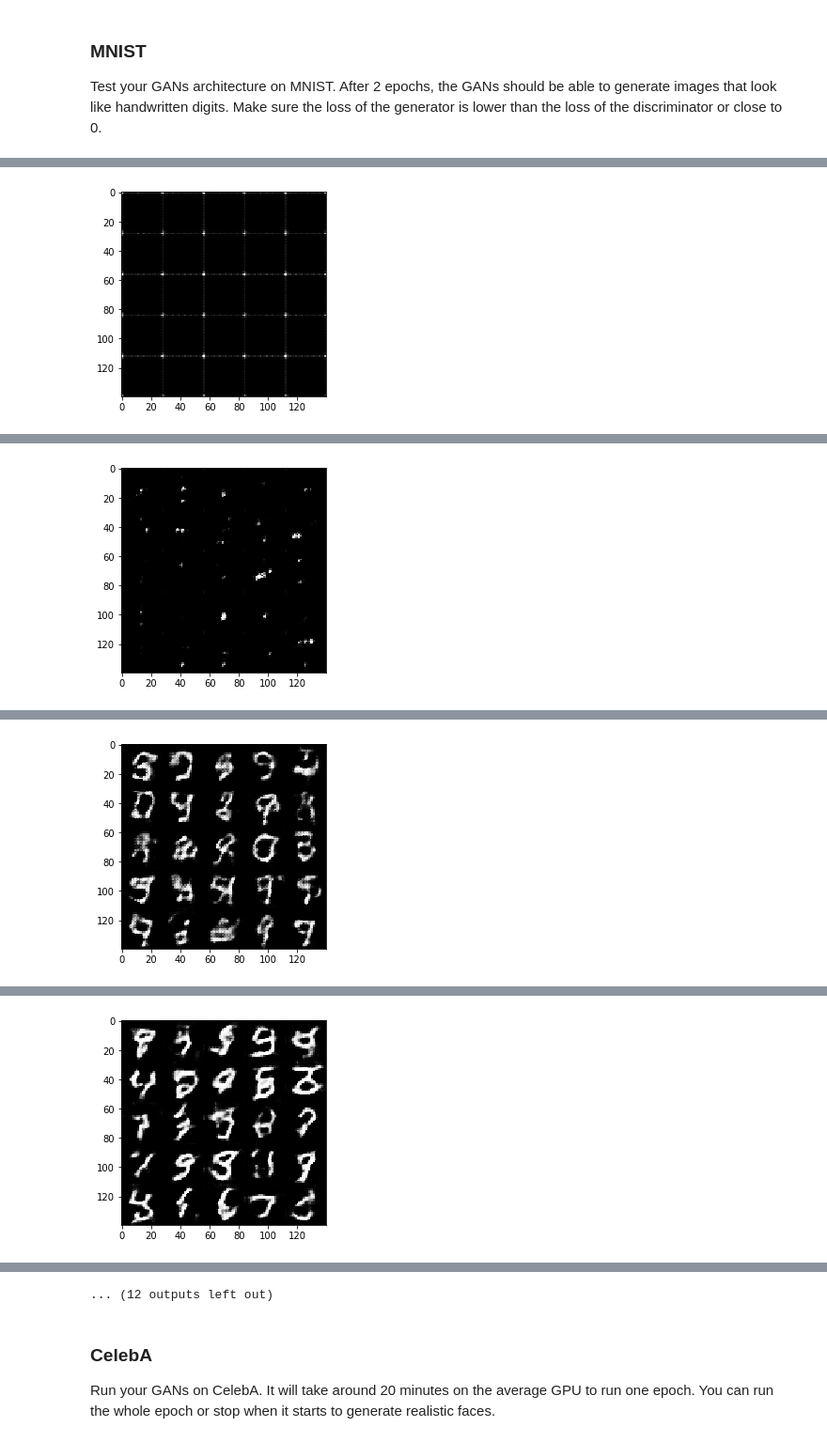
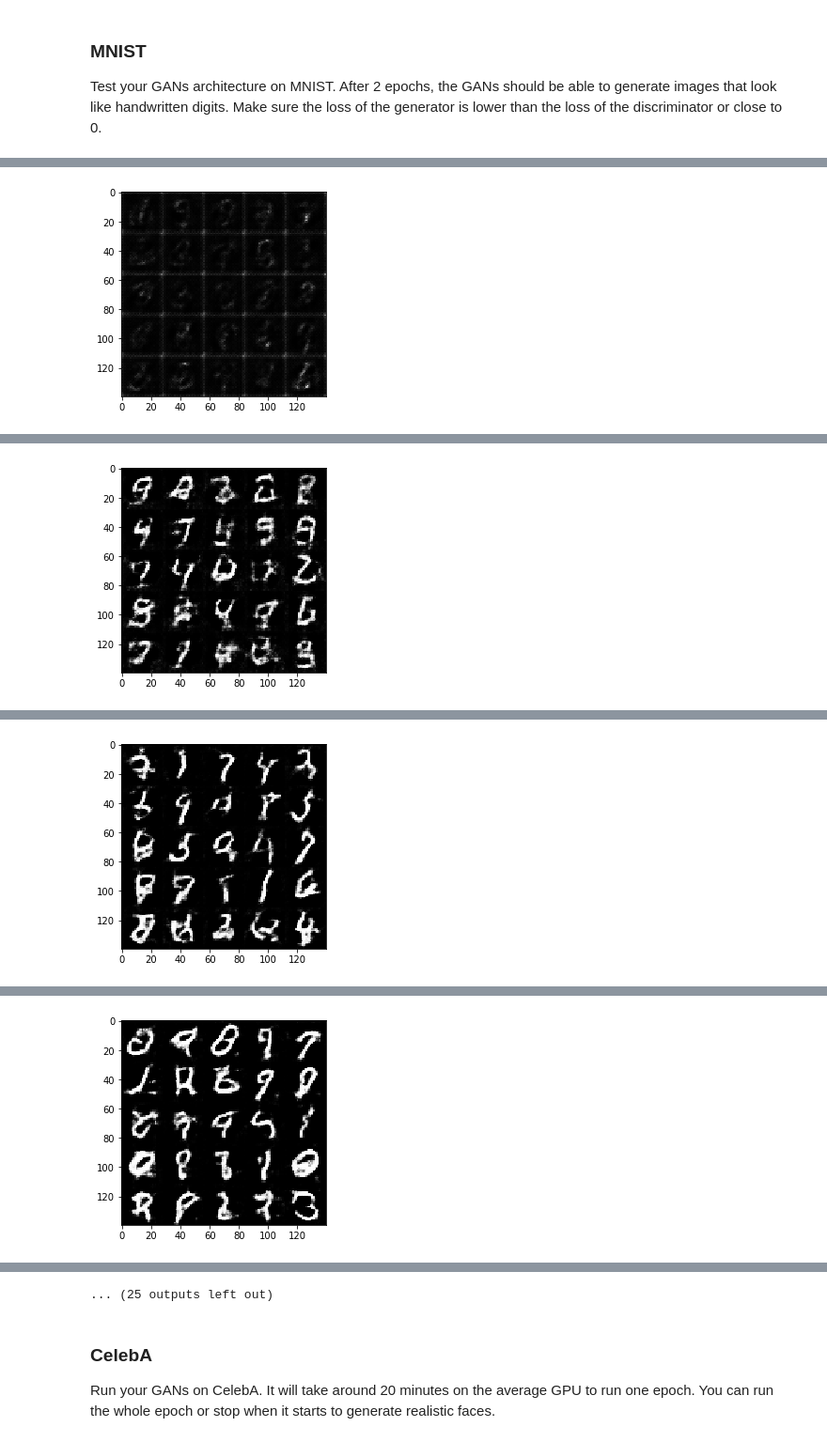
Before and after one commit to mavharsha/dl-solutions, a Jupyter notebook: face_generation/dlnd_face_generation.ipynb, the cells around one changed output, grey strips where cells are left out. Shown at 94% size. Cells and saved outputs as stored; diff of their text form; code cells hidden in the pictures.

```diff
--- a/face_generation/dlnd_face_generation.ipynb
+++ b/face_generation/dlnd_face_generation.ipynb
@@ -149,16 +149,16 @@ def discriminator(images, reuse=False):
     with tf.variable_scope('discriminator', reuse=reuse):
 
         ## 28x28x3
-        layer_1 = tf.layers.conv2d(images, filters=64, kernel_size=4, strides=2, padding='same')
+        layer_1 = tf.layers.conv2d(images, filters=64, kernel_size=4, strides=2, padding='same', kernel_initializer=tf.contrib.layers.xavier_initializer())
         layer_1 = tf.maximum(0.1 * layer_1, layer_1)
         # 14x14x64
 
-        layer_2 = tf.layers.conv2d(layer_1, filters=128, kernel_size=4 , strides=2, padding='same')
+        layer_2 = tf.layers.conv2d(layer_1, filters=128, kernel_size=4 , strides=2, padding='same', kernel_initializer=tf.contrib.layers.xavier_initializer())
         layer_2 = tf.layers.batch_normalization(layer_2, training=True)
         layer_2 = tf.maximum(0.1 * layer_2, layer_2)
         # 7x7x128
 
-        layer_3 = tf.layers.conv2d(layer_2, filters=256, kernel_size=4, strides=2, padding='same')
+        layer_3 = tf.layers.conv2d(layer_2, filters=256, kernel_size=4, strides=2, padding='same', kernel_initializer=tf.contrib.layers.xavier_initializer())
         layer_3 = tf.layers.batch_normalization(layer_3, training=True)
         layer_3 = tf.maximum(0.1 * layer_3, layer_3)
         #4x4x256
@@ -355,6 +355,7 @@ def train(epoch_count, batch_size, z_dim, learning_rate, beta1, get_batches, dat
 
                 _ = sess.run(d_optimizer, feed_dict={input_real: batch_images, input_z: batch_z, lr: learning_rate})
                 _ = sess.run(g_optimizer, feed_dict={input_real: batch_images,input_z: batch_z, lr: learning_rate})
+                _ = sess.run(g_optimizer, feed_dict={input_real: batch_images,input_z: batch_z, lr: learning_rate})
 
                 if steps % 10 == 0:
                     train_loss_d = d_loss.eval({input_z: batch_z, input_real: batch_images})
@@ -371,16 +372,16 @@ Test your GANs architecture on MNIST.  After 2 epochs, the GANs should be able t
 # z_dim = 100
 # learning_rate = 0.001
 # beta1 = 0.5
-batch_size  = 100
+batch_size  = 128
 z_dim = 100
-learning_rate = 0.0005
+learning_rate = 0.0002
 beta1 = 0.5
 
 
 """
 DON'T MODIFY ANYTHING IN THIS CELL THAT IS BELOW THIS LINE
 """
-epochs = 2
+epochs = 4
 
 mnist_dataset = helper.Dataset('mnist', glob(os.path.join(data_dir, 'mnist/*.jpg')))
 
@@ -401 +402 @@ Epoch 1/2; Discriminator Loss: 0.3430; Generator Loss: 6.0294
-[figure, old version]
+[figure, new version]
@@ -412 +413 @@ Epoch 1/2; Discriminator Loss: 0.9652; Generator Loss: 1.1349
-[figure, old version]
+[figure, new version]
@@ -423 +424 @@ Epoch 1/2; Discriminator Loss: 1.0850; Generator Loss: 1.1723
-[figure, old version]
+[figure, new version]
@@ -434 +435 @@ Epoch 1/2; Discriminator Loss: 1.2517; Generator Loss: 0.6739
-[figure, old version]
+[figure, new version]
@@ -457,4 +458,4 @@ Epoch 1/2; Discriminator Loss: 1.2655; Generator Loss: 2.1183
-... (12 outputs left out)
+... (25 outputs left out)
 # %% [markdown]
 ### CelebA
 Run your GANs on CelebA.  It will take around 20 minutes on the average GPU to run one epoch.  You can run the whole epoch or stop when it starts to generate realistic faces.
```
Also changed, not shown: parts of 2 cells of this notebook.
